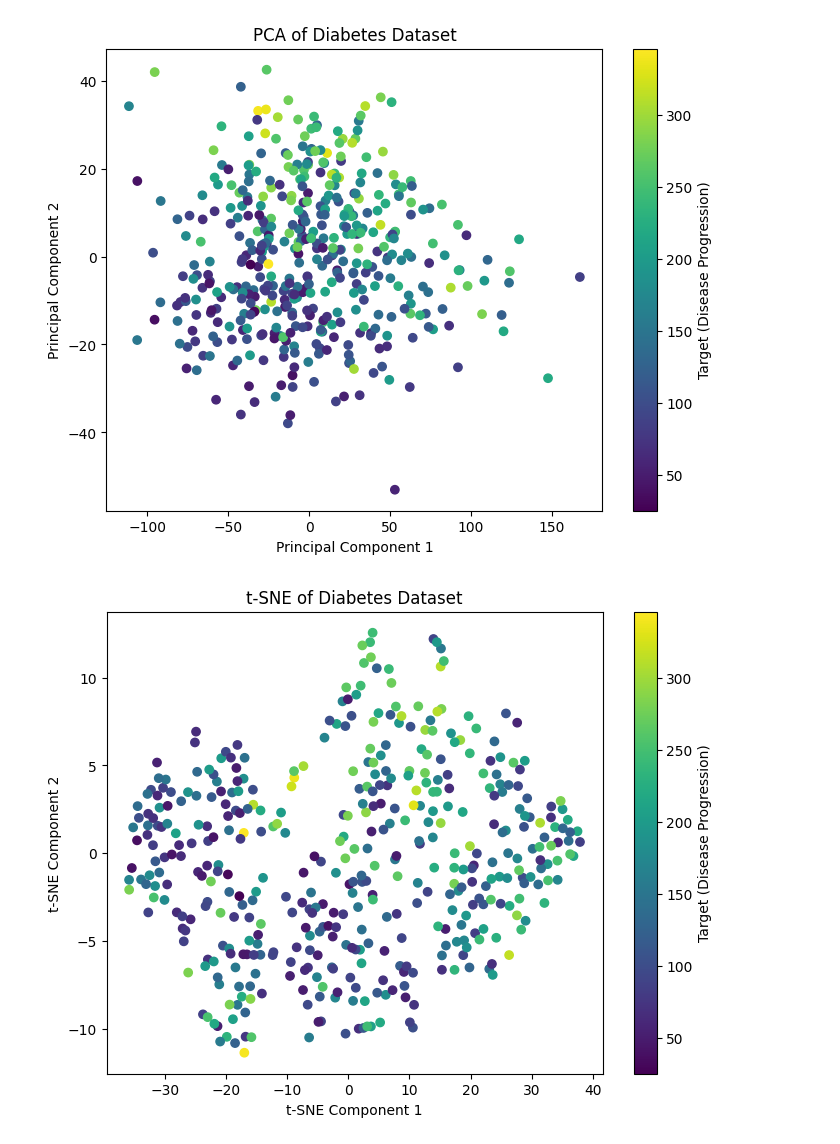
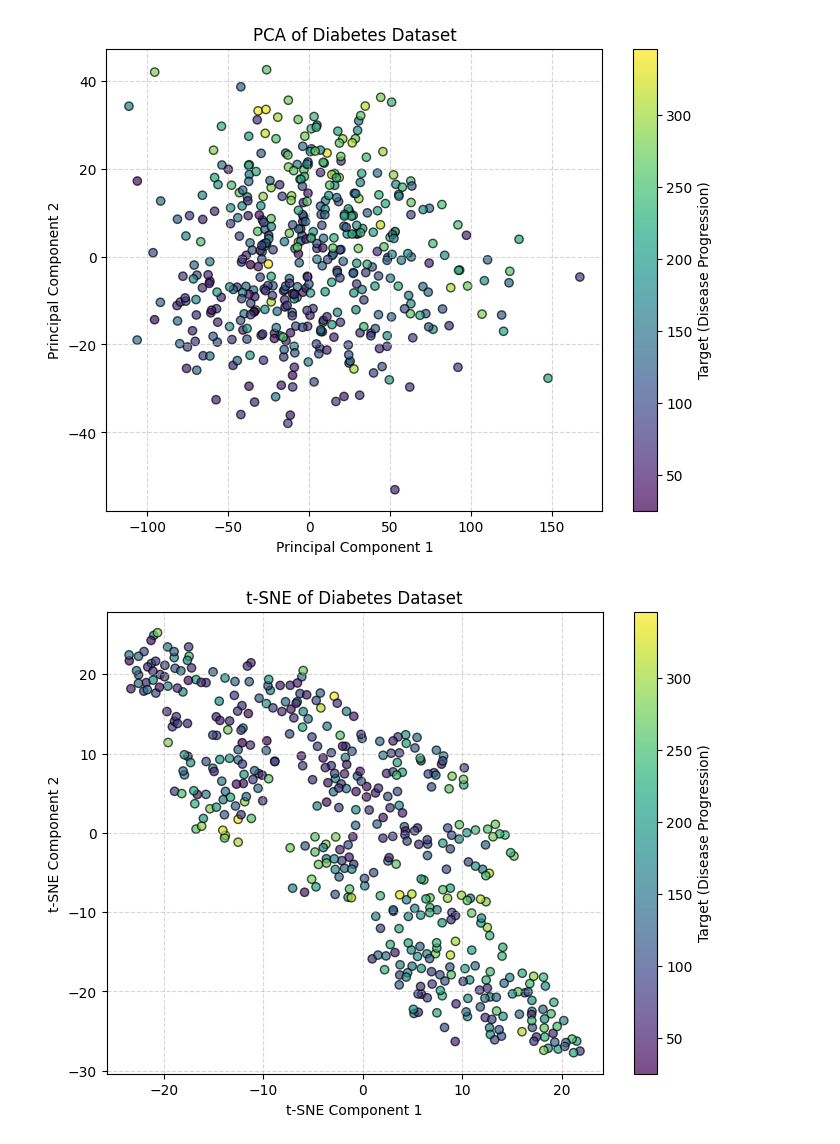
Before and after one commit to Harrisson3/diabetes, a Jupyter notebook: diabetes.ipynb, the cells around one changed output. Saved outputs shown, nothing was run; the diff lists cells and outputs as text; code cells hidden in the pictures.

```diff
--- a/diabetes.ipynb
+++ b/diabetes.ipynb
@@ -17,7 +17,8 @@ url = "https://github.com/Harrisson3/diabetes/raw/main/diabetes.xlsx"
 df = pd.read_excel(url)
 
 # Display the first few rows to understand the data
-print(df.head())
+print("Dataset Preview:")
+print(df.head(), "\n")
 
 # Step 3: Splitting the data into features and target variable
 X = df.drop(columns=['Y'])  # Features (drop the target variable)
@@ -39,9 +40,10 @@ rmse = np.sqrt(mse)
 r2 = r2_score(y_test, y_pred)
 
 # Display performance metrics
-print(f"Mean Squared Error: {mse}")
-print(f"Root Mean Squared Error: {rmse}")
-print(f"R-squared: {r2}")
+print(f"Model Performance Metrics:")
+print(f"Mean Squared Error (MSE): {mse:.4f}")
+print(f"Root Mean Squared Error (RMSE): {rmse:.4f}")
+print(f"R-squared Score: {r2:.4f}\n")
 
 # Step 8: Perform PCA for dimensionality reduction and visualization
 pca = PCA(n_components=2)
@@ -49,38 +51,47 @@ X_pca = pca.fit_transform(X)
 
 # Plot the PCA results
 plt.figure(figsize=(8, 6))
-plt.scatter(X_pca[:, 0], X_pca[:, 1], c=y, cmap='viridis')
+plt.scatter(X_pca[:, 0], X_pca[:, 1], c=y, cmap='viridis', alpha=0.7, edgecolors='k')
 plt.colorbar(label='Target (Disease Progression)')
 plt.title("PCA of Diabetes Dataset")
 plt.xlabel("Principal Component 1")
 plt.ylabel("Principal Component 2")
+plt.grid(True, linestyle="--", alpha=0.5)
 plt.show()
 
 # Step 9: Perform t-SNE for further dimensionality reduction and visualization
-tsne = TSNE(n_components=2, random_state=42)
+tsne = TSNE(n_components=2, random_state=42, perplexity=30, learning_rate=200)
 X_tsne = tsne.fit_transform(X)
 
 # Plot the t-SNE results
 plt.figure(figsize=(8, 6))
-plt.scatter(X_tsne[:, 0], X_tsne[:, 1], c=y, cmap='viridis')
+plt.scatter(X_tsne[:, 0], X_tsne[:, 1], c=y, cmap='viridis', alpha=0.7, edgecolors='k')
 plt.colorbar(label='Target (Disease Progression)')
 plt.title("t-SNE of Diabetes Dataset")
 plt.xlabel("t-SNE Component 1")
 plt.ylabel("t-SNE Component 2")
+plt.grid(True, linestyle="--", alpha=0.5)
 plt.show()
 
 # Step 10: 3D Visualization using t-SNE (n_components=3)
-tsne_3d = TSNE(n_components=3, random_state=42)
+tsne_3d = TSNE(n_components=3, random_state=42, perplexity=30, learning_rate=200)
 X_tsne_3d = tsne_3d.fit_transform(X)
 
 # Plot the 3D scatter plot
 fig = plt.figure(figsize=(9, 9))
 ax = fig.add_subplot(111, projection='3d')
-sc = ax.scatter(X_tsne_3d[:, 0], X_tsne_3d[:, 1], X_tsne_3d[:, 2], c=y, cmap='viridis')
+
+sc = ax.scatter(X_tsne_3d[:, 0], X_tsne_3d[:, 1], X_tsne_3d[:, 2],
+                c=y, cmap='viridis', alpha=0.7, edgecolors='k')
+
+# Add color bar and labels
 plt.colorbar(sc, label='Target (Disease Progression)')
 ax.set_title("3D t-SNE of Diabetes Dataset")
 ax.set_xlabel("t-SNE Component 1")
 ax.set_ylabel("t-SNE Component 2")
 ax.set_zlabel("t-SNE Component 3")
+
+# Improve visualization
+ax.view_init(elev=20, azim=30)  # Adjust initial view angle
 plt.show()
 # %% [output]
@@ -96,2 +110,2 @@ R-squared: 0.4526027629719195
-[figure, old version]
+[figure, new version]
-[figure, old version]
+[figure, new version]
```
Also changed, not shown: parts of 1 cell of this notebook.
